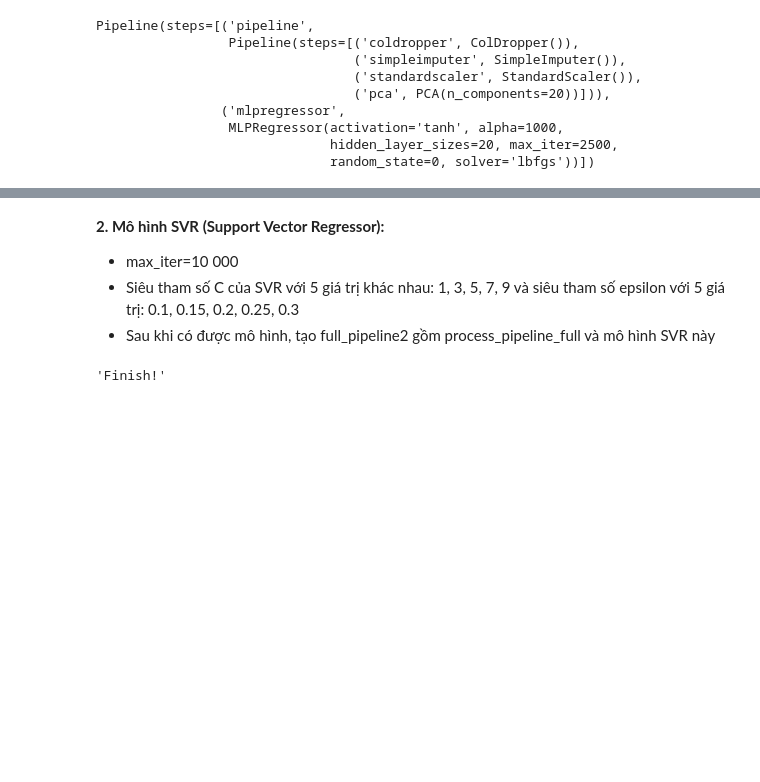
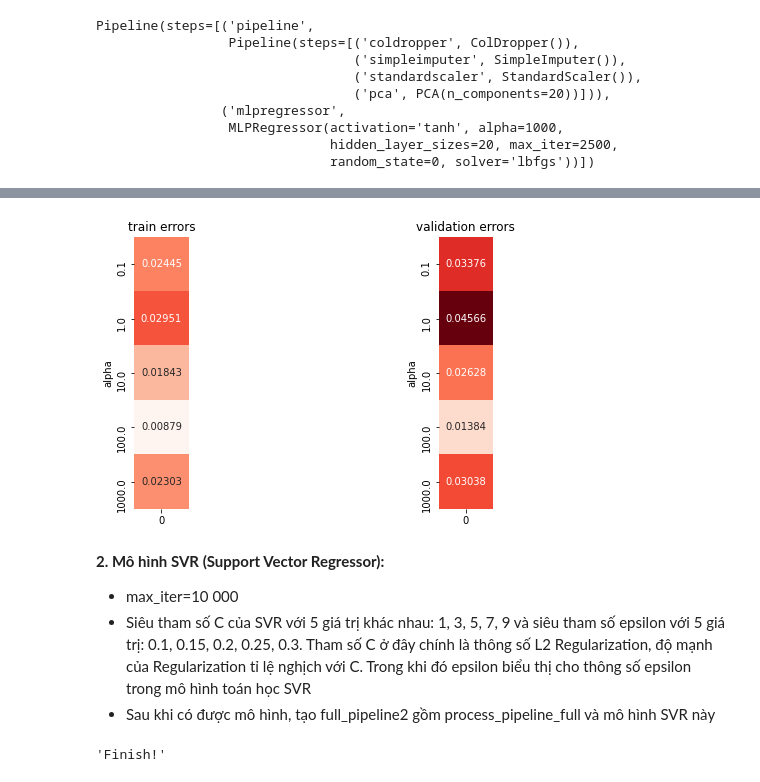
Before and after one commit to Sy-Pham/Final_DataScience_Project, a Jupyter notebook: Nutrients_Food_Analysis.ipynb, the cells around one changed output, grey strips where cells are left out. Drawn from its saved outputs; the diff is of its cells as text; code cells hidden in the pictures; blank space fills up the shorter version.

Commit message:
Update file notebook, data.json, add data.csv

```diff
--- a/Nutrients_Food_Analysis.ipynb
+++ b/Nutrients_Food_Analysis.ipynb
@@ -435,6 +439,25 @@ print(best_val_err.round(3))
+# %%
+# Trực quan hóa kết quả
+train_errs_df = pd.DataFrame(data=np.array(train_errs_1).reshape(len(alphas), -1),
+                             index=alphas)
+val_errs_df = pd.DataFrame(data=np.array(val_errs_1).reshape(len(alphas), -1),
+                           index=alphas)
+min_err = min(min(train_errs_1), min(val_errs_1))
+max_err = max(max(train_errs_1), max(val_errs_1))
+plt.figure(figsize=(10, 5))
+plt.subplot(1, 2, 1)
+sns.heatmap(train_errs_df, vmin=min_err, vmax=max_err, square=True, annot=True,
+            cbar=False, fmt='.5f', cmap='Reds')
+plt.title('train errors'); plt.ylabel('alpha')
+plt.subplot(1, 2, 2)
+sns.heatmap(val_errs_df, vmin=min_err, vmax=max_err, square=True, annot=True,
+            cbar=False, fmt='.5f', cmap='Reds')
+plt.title('validation errors'); plt.ylabel('alpha');
+# %% [output]
+[figure, added]
 # %% [markdown]
 **2. Mô hình SVR (Support Vector Regressor):**
 - max_iter=10 000
-- Siêu tham số C của SVR  với 5 giá trị khác nhau: 1, 3, 5, 7, 9 và siêu tham số epsilon với 5 giá trị: 0.1, 0.15, 0.2, 0.25, 0.3
+- Siêu tham số C của SVR  với 5 giá trị khác nhau: 1, 3, 5, 7, 9 và siêu tham số epsilon với 5 giá trị: 0.1, 0.15, 0.2, 0.25, 0.3. Tham số C ở đây chính là thông số L2 Regularization, độ mạnh của Regularization tỉ lệ nghịch với C. Trong khi đó epsilon biểu thị cho thông số epsilon trong mô hình toán học SVR
 - Sau khi có được mô hình, tạo full_pipeline2 gồm process_pipeline_full và mô hình SVR này
 # %%
```
Also changed, not shown: parts of 16 cells of this notebook, 2 other files.
